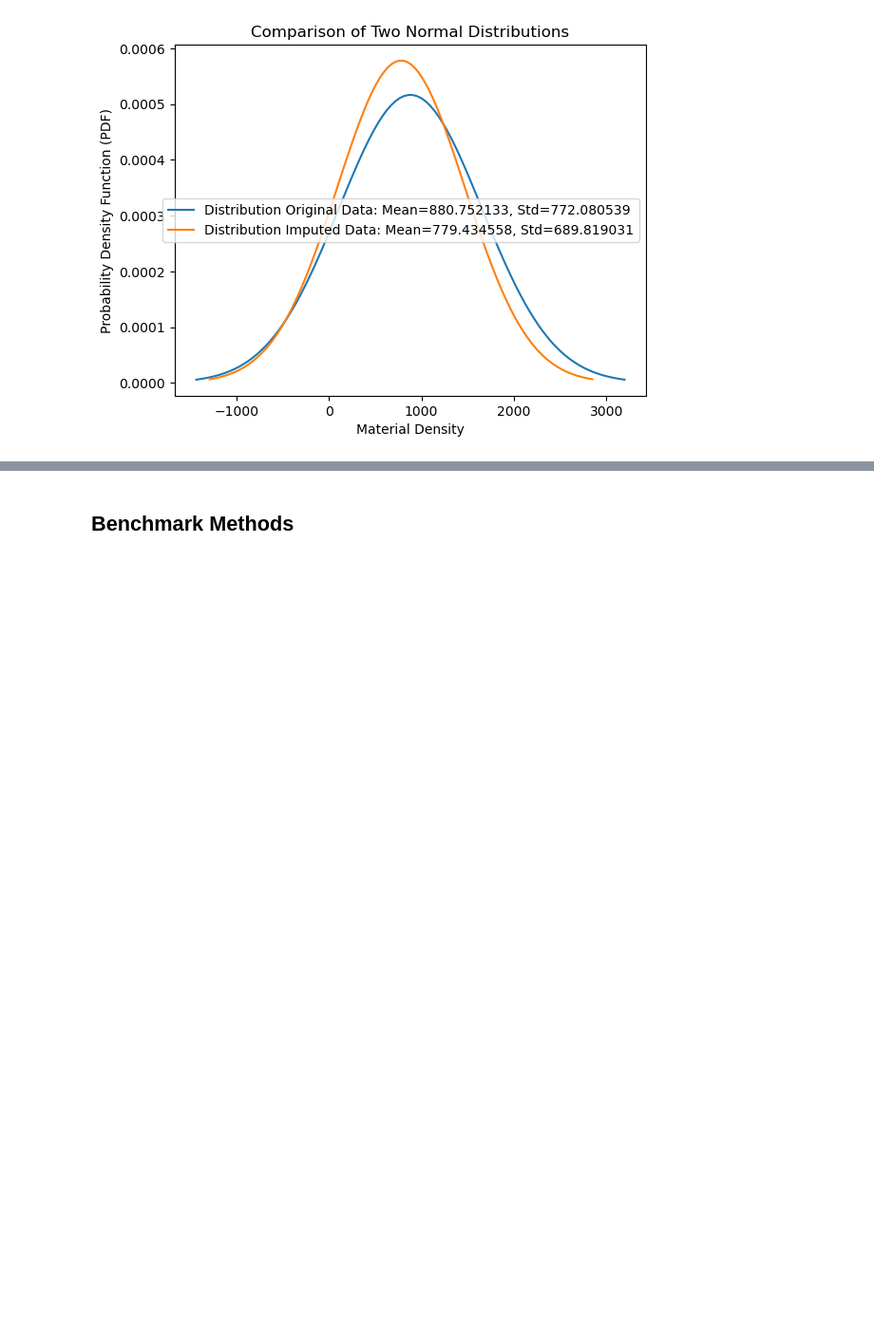
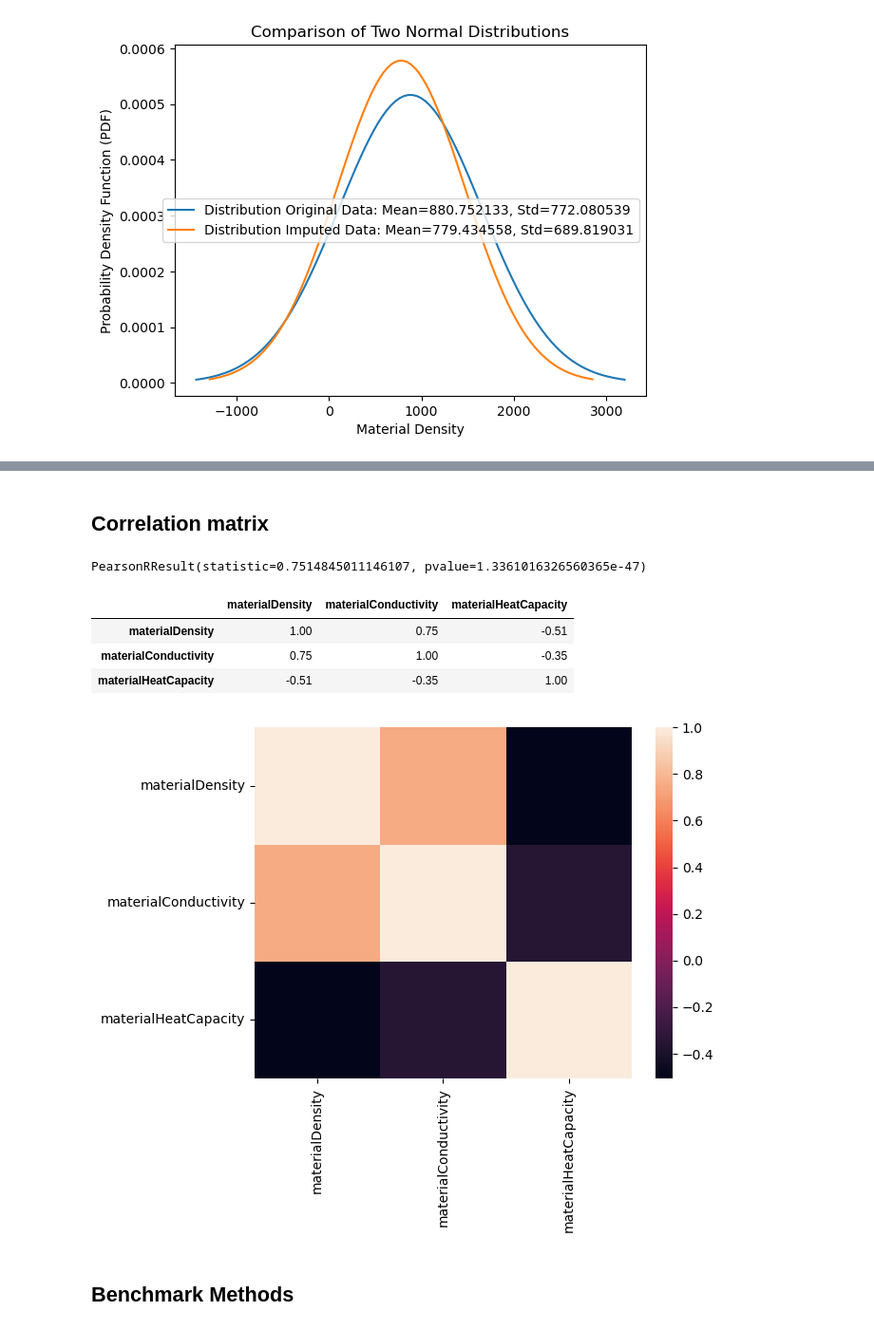
Before and after one commit to JulKaltenegger/2024-AI-enabled-material-property-predictions, a Jupyter notebook: Use Case-1_Physical Material Property/ASHRAE_Impute_Regression.ipynb, the cells around one changed output, grey strips where cells are left out. Shown at 95% size. Cells and saved outputs as stored; diff of their text form; code cells hidden in the pictures; blank space fills up the shorter version.

```diff
--- a/Use Case-1_Physical Material Property/ASHRAE_Impute_Regression.ipynb
+++ b/Use Case-1_Physical Material Property/ASHRAE_Impute_Regression.ipynb
@@ -734,0 +735,2 @@ plt.scatter(materialData_ii_imputed.materialConductivity, materialData_ii_impute
+# %% [markdown]
+## Correlation matrix
@@ -735,3 +740,19 @@ plt.scatter(materialData_ii_imputed.materialConductivity, materialData_ii_impute
+# %%
+stats.pearsonr(materialData_ii_imputed['materialDensity'], materialData_ii_imputed['materialConductivity'])
+# %% [output]
+PearsonRResult(statistic=0.7514845011146107, pvalue=1.3361016326560365e-47)
+# %%
+ASHRAEcorr = materialData_ii_imputed.corr()
+round(ASHRAEcorr,2)
+# %% [output]
+|  | materialDensity | materialConductivity | materialHeatCapacity |
+| materialDensity | 1.00 | 0.75 | -0.51 |
+| materialConductivity | 0.75 | 1.00 | -0.35 |
+| materialHeatCapacity | -0.51 | -0.35 | 1.00 |
+# %%
+sns.heatmap(ASHRAEcorr);
+# %% [output]
+[figure, added]
 # %% [markdown]
 ## Benchmark Methods
 # %% [markdown]
```
Also changed, not shown: parts of 29 cells of this notebook, 15 other files.
